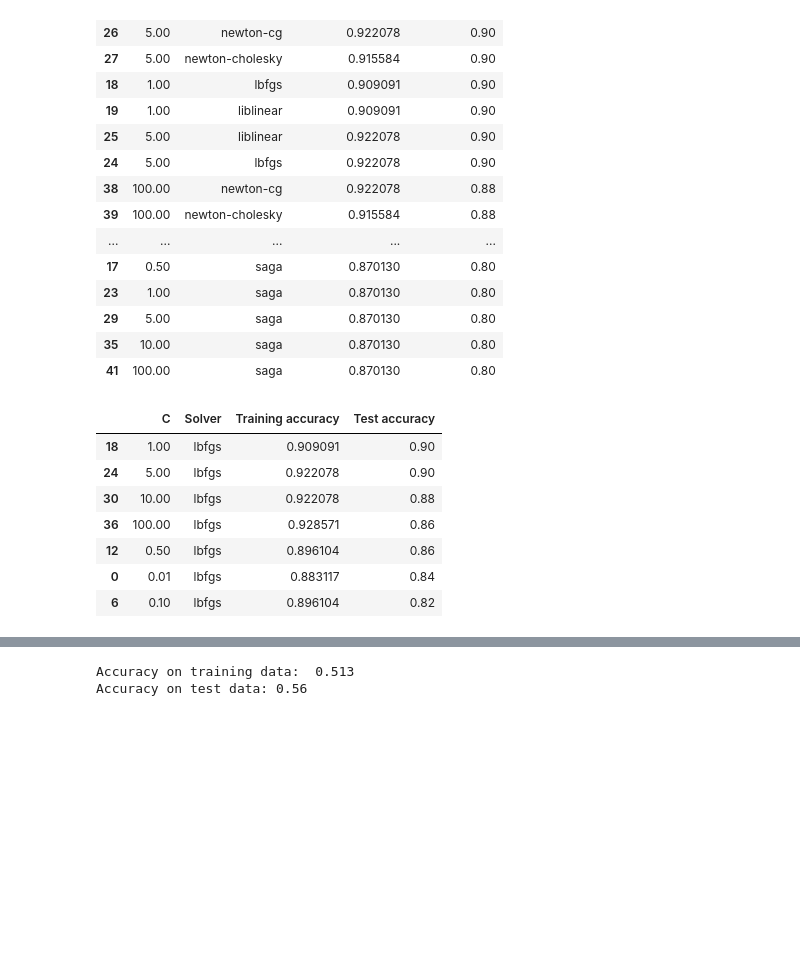
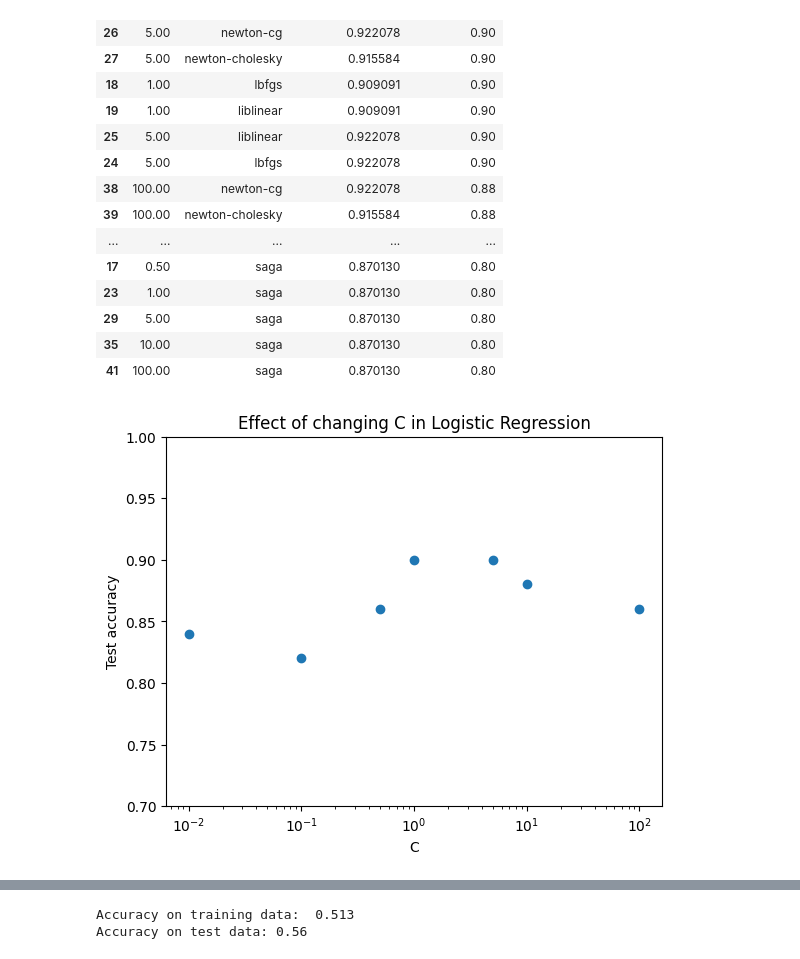
Before and after one commit to MichaelMcCarey/WildfiresProject, a Jupyter notebook: WildfiresProject.ipynb, the cells around one changed output, grey strips where cells are left out. Cells and saved outputs as stored; diff of their text form; code cells hidden in the pictures; blank space fills up the shorter version.

Commit message:
finished created scatterplots for both charts

```diff
--- a/WildfiresProject.ipynb
+++ b/WildfiresProject.ipynb
@@ -163,16 +163,16 @@ logistic_chart
 | 29 | 5.00 | saga | 0.870130 | 0.80 |
 | 35 | 10.00 | saga | 0.870130 | 0.80 |
 | 41 | 100.00 | saga | 0.870130 | 0.80 |
-# %%
-# to show effect of changing C with a constant solver with default 'lbfgs'
-logistic_chart_C = logistic_chart[logistic_chart['Solver'] == 'lbfgs']
-logistic_chart_C
-# %% [output]
-|  | C | Solver | Training accuracy | Test accuracy |
-| 18 | 1.00 | lbfgs | 0.909091 | 0.90 |
-| 24 | 5.00 | lbfgs | 0.922078 | 0.90 |
-| 30 | 10.00 | lbfgs | 0.922078 | 0.88 |
-| 36 | 100.00 | lbfgs | 0.928571 | 0.86 |
-| 12 | 0.50 | lbfgs | 0.896104 | 0.86 |
-| 0 | 0.01 | lbfgs | 0.883117 | 0.84 |
-| 6 | 0.10 | lbfgs | 0.896104 | 0.82 |
+# %%
+# to show effect of changing C with a constant solver with default 'lbfgs'
+logistic_chart_C = logistic_chart[logistic_chart['Solver'] == 'lbfgs']
+# create scatterplot
+plt.scatter(logistic_chart_C['C'], logistic_chart_C['Test accuracy'])
+plt.xlabel('C')
+plt.xscale('log') # doing this to better scale the plot even though it will cause x axis labels to be different
+plt.ylabel('Test accuracy')
+plt.ylim(.7, 1) # to better show the effect
+plt.title('Effect of changing C in Logistic Regression')
+plt.show()
+# %% [output]
+[figure, added]
```
Also changed, not shown: parts of 10 cells of this notebook.
